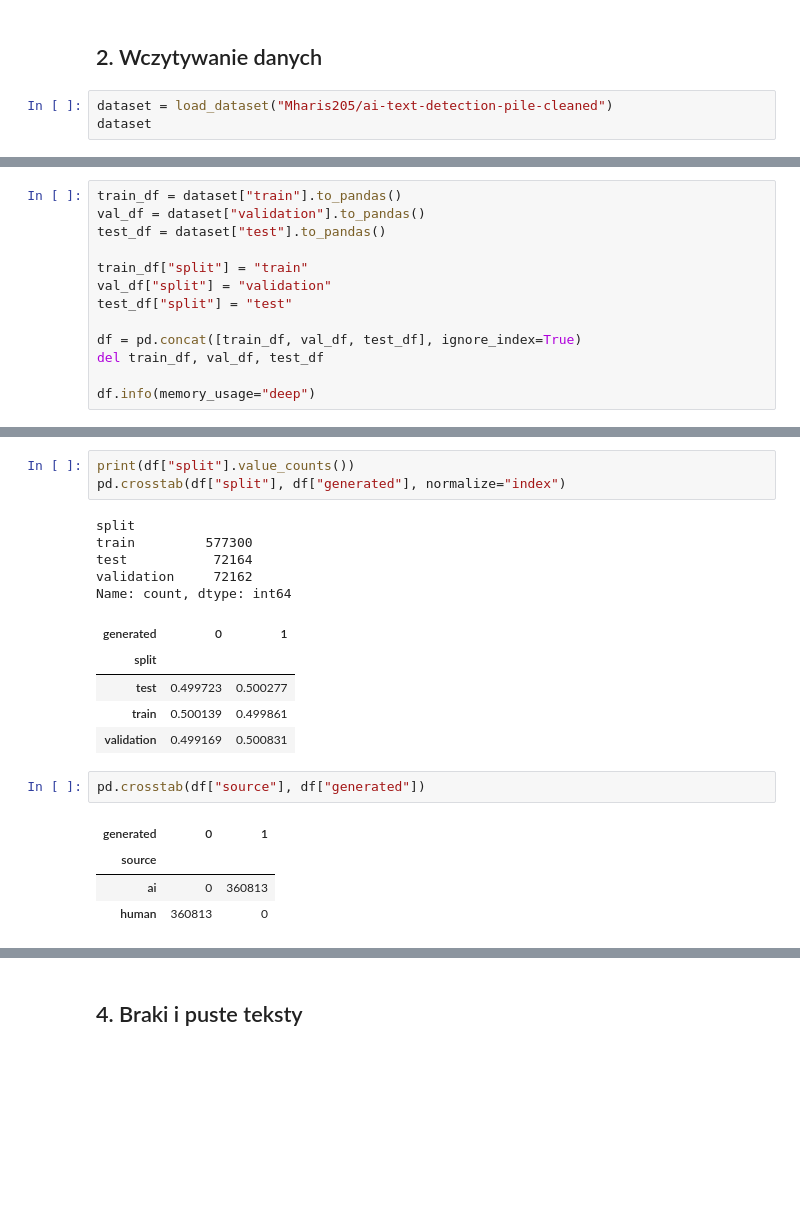
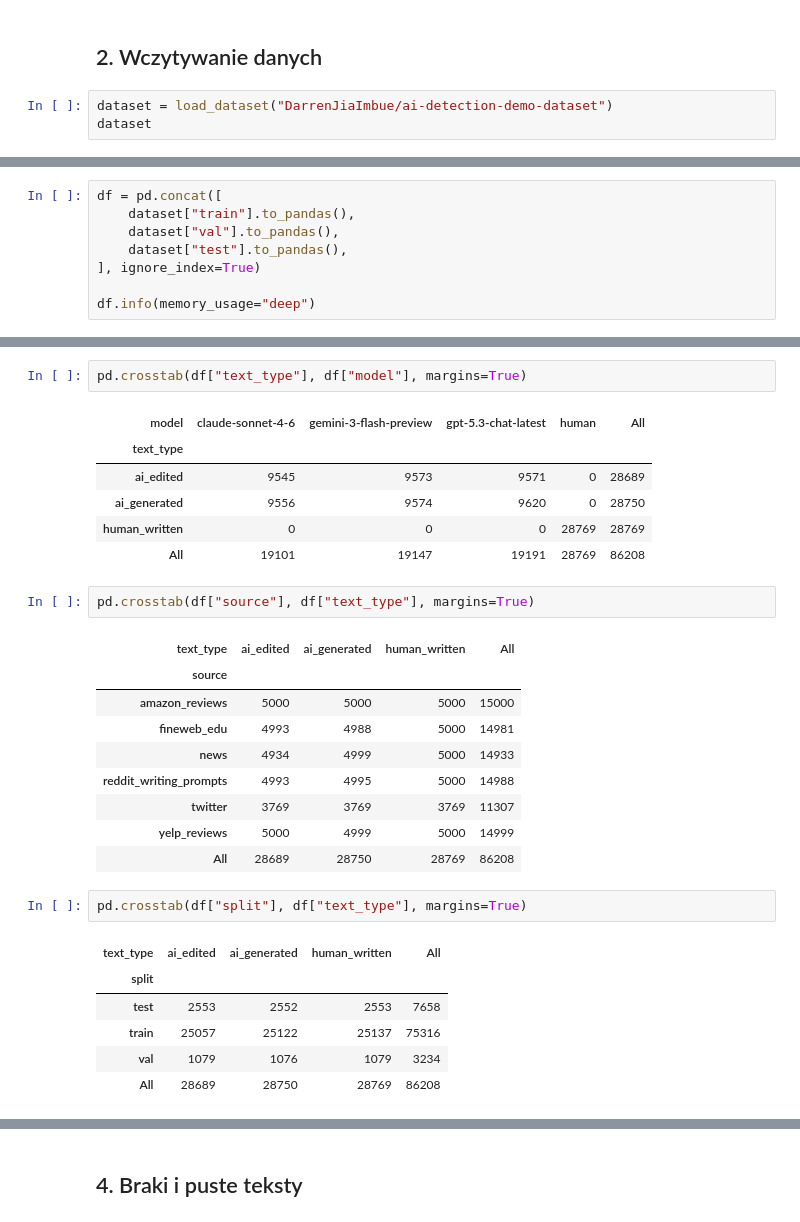
Before and after one commit to juchim2005/ai-detection-thesis, a Jupyter notebook: notebooks/01_text_eda.ipynb, the cells around one changed output, grey strips where cells are left out. Drawn from its saved outputs; the diff is of its cells as text; blank space fills up the shorter version.

```diff
--- a/notebooks/01_text_eda.ipynb
+++ b/notebooks/01_text_eda.ipynb
@@ -24,6 +24,6 @@ datasets: 5.1.0
 # %% [markdown]
 ## 2. Wczytywanie danych
 # %%
-dataset = load_dataset("Mharis205/ai-text-detection-pile-cleaned")
+dataset = load_dataset("DarrenJiaImbue/ai-detection-demo-dataset")
 dataset
 # %% [output]
@@ -44,14 +45,9 @@ DatasetDict({
 # %%
-train_df = dataset["train"].to_pandas()
-val_df = dataset["validation"].to_pandas()
-test_df = dataset["test"].to_pandas()
-
-train_df["split"] = "train"
-val_df["split"] = "validation"
-test_df["split"] = "test"
-
-df = pd.concat([train_df, val_df, test_df], ignore_index=True)
-del train_df, val_df, test_df
+df = pd.concat([
+    dataset["train"].to_pandas(),
+    dataset["val"].to_pandas(),
+    dataset["test"].to_pandas(),
+], ignore_index=True)
 
 df.info(memory_usage="deep")
 # %% [output]
@@ -91,24 +94,33 @@ df.head(10)
 # %%
-print(df["split"].value_counts())
-pd.crosstab(df["split"], df["generated"], normalize="index")
+pd.crosstab(df["text_type"], df["model"], margins=True)
 # %% [output]
-split
-train         577300
-test           72164
-validation     72162
-Name: count, dtype: int64
-| generated | 0 | 1 |
-| split |  |  |
-| test | 0.499723 | 0.500277 |
-| train | 0.500139 | 0.499861 |
-| validation | 0.499169 | 0.500831 |
+| model | claude-sonnet-4-6 | gemini-3-flash-preview | gpt-5.3-chat-latest | human | All |
+| text_type |  |  |  |  |  |
+| ai_edited | 9545 | 9573 | 9571 | 0 | 28689 |
+| ai_generated | 9556 | 9574 | 9620 | 0 | 28750 |
+| human_written | 0 | 0 | 0 | 28769 | 28769 |
+| All | 19101 | 19147 | 19191 | 28769 | 86208 |
 # %%
-pd.crosstab(df["source"], df["generated"])
+pd.crosstab(df["source"], df["text_type"], margins=True)
 # %% [output]
-| generated | 0 | 1 |
-| source |  |  |
-| ai | 0 | 360813 |
-| human | 360813 | 0 |
+| text_type | ai_edited | ai_generated | human_written | All |
+| source |  |  |  |  |
+| amazon_reviews | 5000 | 5000 | 5000 | 15000 |
+| fineweb_edu | 4993 | 4988 | 5000 | 14981 |
+| news | 4934 | 4999 | 5000 | 14933 |
+| reddit_writing_prompts | 4993 | 4995 | 5000 | 14988 |
+| twitter | 3769 | 3769 | 3769 | 11307 |
+| yelp_reviews | 5000 | 4999 | 5000 | 14999 |
+| All | 28689 | 28750 | 28769 | 86208 |
+# %%
+pd.crosstab(df["split"], df["text_type"], margins=True)
+# %% [output]
+| text_type | ai_edited | ai_generated | human_written | All |
+| split |  |  |  |  |
+| test | 2553 | 2552 | 2553 | 7658 |
+| train | 25057 | 25122 | 25137 | 75316 |
+| val | 1079 | 1076 | 1079 | 3234 |
+| All | 28689 | 28750 | 28769 | 86208 |
 # %% [markdown]
 ### Obserwacje
 
```
Also changed, not shown: parts of 30 cells of this notebook.
